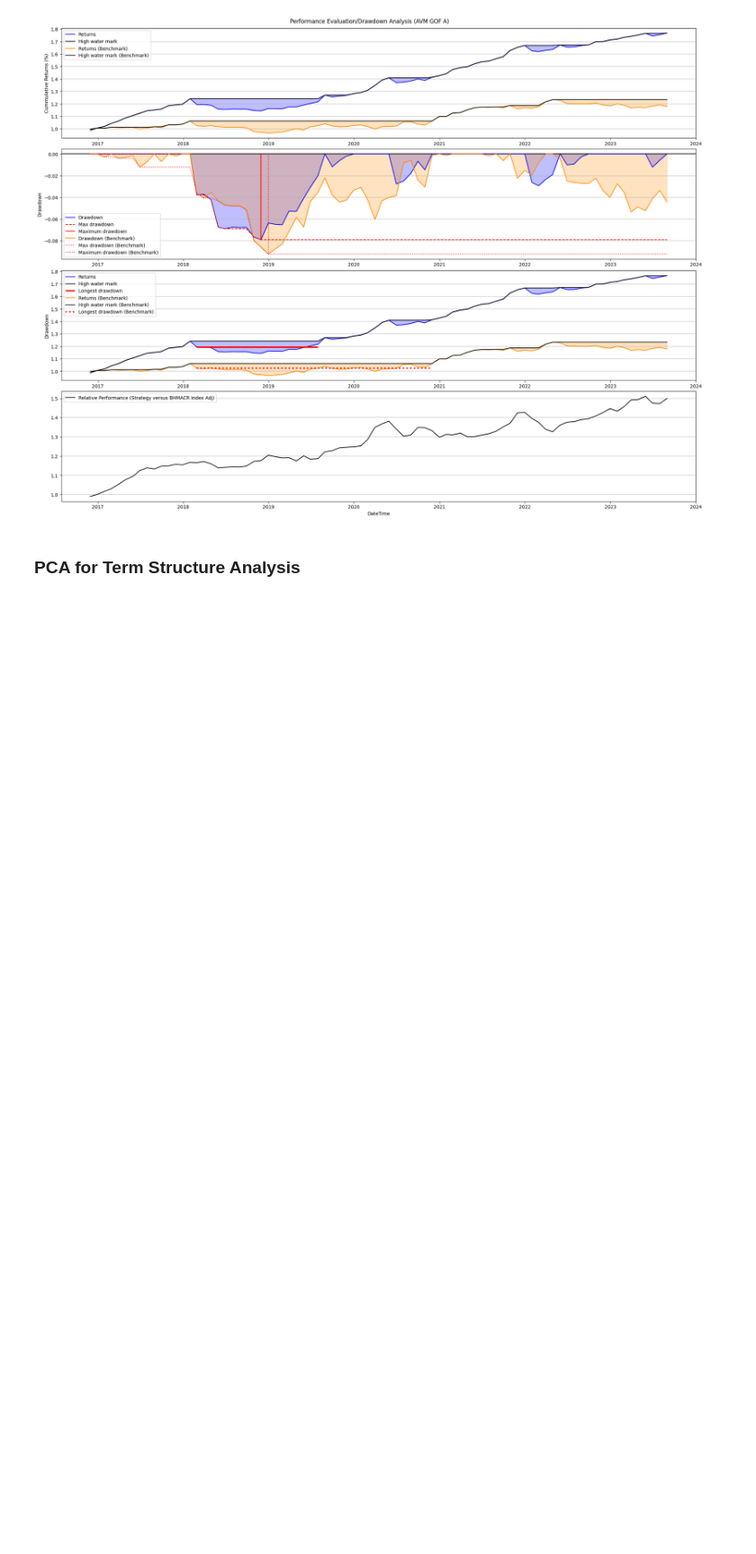
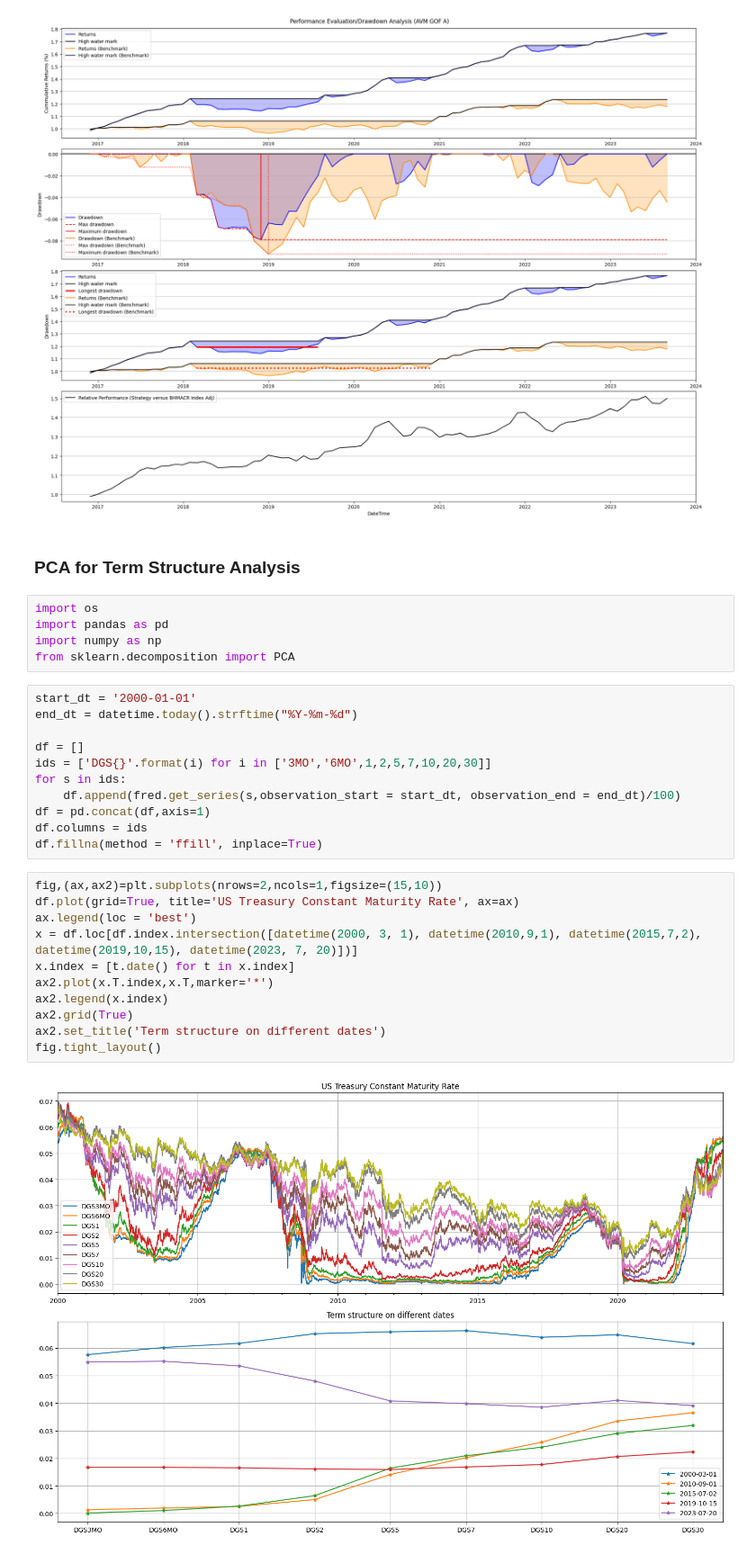
Before and after one commit to ClarenceTee93/Strategies, a Jupyter notebook: strategies.ipynb, the cells around one changed output. Shown at 90% size. Cells and saved outputs as stored; diff of their text form; blank space fills up the shorter version.

```diff
--- a/strategies.ipynb
+++ b/strategies.ipynb
@@ -215,3 +222,32 @@ functions.drawdownCharts(avm['AVM GOF A'].pct_change(), bnchmk['BHMACR Index Adj
 [figure]
 # %% [markdown]
 ### PCA for Term Structure Analysis
+# %%
+import os
+import pandas as pd
+import numpy as np
+from sklearn.decomposition import PCA
+# %%
+start_dt = '2000-01-01'
+end_dt = datetime.today().strftime("%Y-%m-%d")
+
+df = []
+ids = ['DGS{}'.format(i) for i in ['3MO','6MO',1,2,5,7,10,20,30]]
+for s in ids:
+    df.append(fred.get_series(s,observation_start = start_dt, observation_end = end_dt)/100)
+df = pd.concat(df,axis=1)
+df.columns = ids
+df.fillna(method = 'ffill', inplace=True)
+# %%
+fig,(ax,ax2)=plt.subplots(nrows=2,ncols=1,figsize=(15,10))
+df.plot(grid=True, title='US Treasury Constant Maturity Rate', ax=ax)
+ax.legend(loc = 'best')
+x = df.loc[df.index.intersection([datetime(2000, 3, 1), datetime(2010,9,1), datetime(2015,7,2), datetime(2019,10,15), datetime(2023, 7, 20)])]
+x.index = [t.date() for t in x.index]
+ax2.plot(x.T.index,x.T,marker='*')
+ax2.legend(x.index)
+ax2.grid(True)
+ax2.set_title('Term structure on different dates')
+fig.tight_layout()
+# %% [output]
+[figure, added]
```
Also changed, not shown: parts of 6 cells of this notebook, 2 other files.
